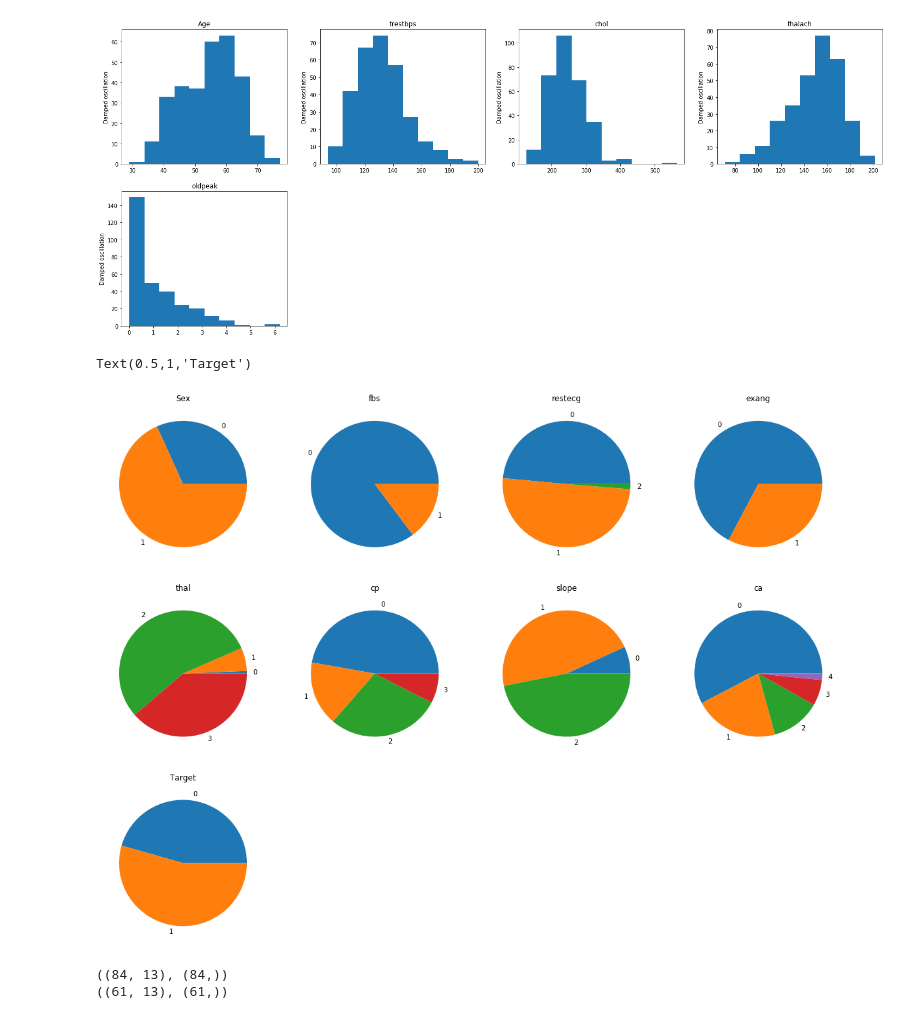
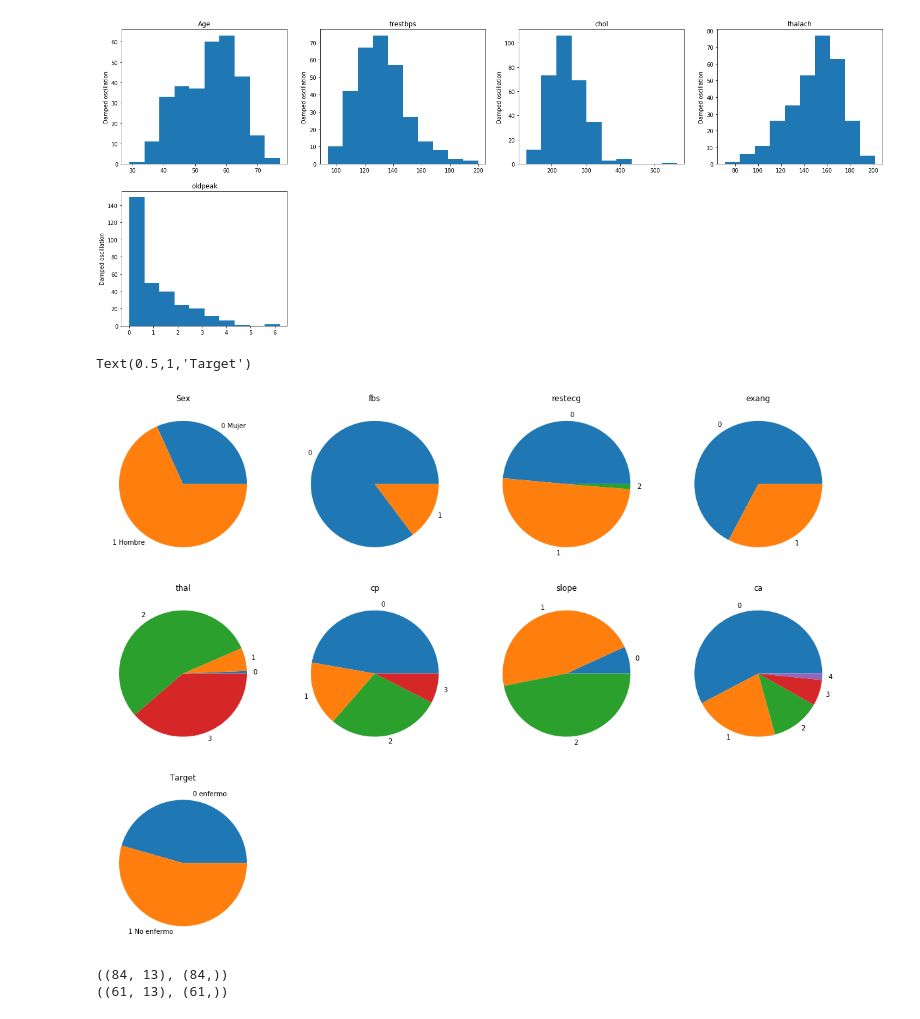
Before and after one commit to Rajahn/Heart-Desease, a Jupyter notebook: AHeartDisease.ipynb, the cells around one changed output. Drawn from its saved outputs; the diff is of its cells as text; code cells hidden in the pictures.

```diff
--- a/AHeartDisease.ipynb
+++ b/AHeartDisease.ipynb
@@ -143,7 +236,7 @@ plt.show()
 plt.figure(figsize=(20,15))
 
 plt.subplot(3, 4, 1)
-labels = ["0", "1"]
+labels = ["0 Mujer", "1 Hombre"]
 values = [trainx["sex"].count() - trainx["sex"].sum(), trainx["sex"].sum()]
 plt.pie(values, labels=labels)
 plt.title('Sex')
@@ -169,33 +262,33 @@ plt.title('exang')
 plt.subplot(3, 4, 5)
 labels = ["0", "1", "2", "3"]
 values = [trainx["thal"][trainx["thal"]==0].count(), trainx["thal"][trainx["thal"]==1].count(), trainx["thal"][trainx["thal"]==2].count(), trainx["thal"][trainx["thal"]==3].count()]
 plt.pie(values, labels=labels)
 plt.title('thal')
 
 plt.subplot(3, 4, 6)
 labels = ["0", "1", "2", "3"]
 values = [trainx["cp"][trainx["cp"]==0].count(), trainx["cp"][trainx["cp"]==1].count(), trainx["cp"][trainx["cp"]==2].count(), trainx["cp"][trainx["cp"]==3].count()]
 plt.pie(values, labels=labels)
 plt.title('cp')
 
 plt.subplot(3, 4, 7)
 labels = ["0", "1", "2"]
 values = [trainx["slope"][trainx["slope"]==0].count(), trainx["slope"][trainx["slope"]==1].count(), trainx["slope"][trainx["slope"]==2].count()]
 plt.pie(values, labels=labels)
 plt.title('slope')
 
 plt.subplot(3, 4, 8)
 labels = ["0", "1", "2", "3", "4"]
 values = [trainx["ca"][trainx["ca"]==0].count(), trainx["ca"][trainx["ca"]==1].count(), trainx["ca"][trainx["ca"]==2].count(), trainx["ca"][trainx["ca"]==3].count(), trainx["ca"][trainx["ca"]==4].count()]
 plt.pie(values, labels=labels)
 plt.title('ca')
 
 plt.subplot(3, 4, 9)
-labels = ["0", "1"]
+labels = ["0 enfermo", "1 No enfermo"]
 values = [trainx["target"][trainx["target"]==0].count(), trainx["target"][trainx["target"]==1].count()]
 plt.pie(values, labels=labels)
 plt.title('Target')
 # %% [output]
 Text(0.5,1,'Target')
-[figure, old version]
+[figure, new version]
 # %%
```
Also changed, not shown: parts of 14 cells of this notebook.
